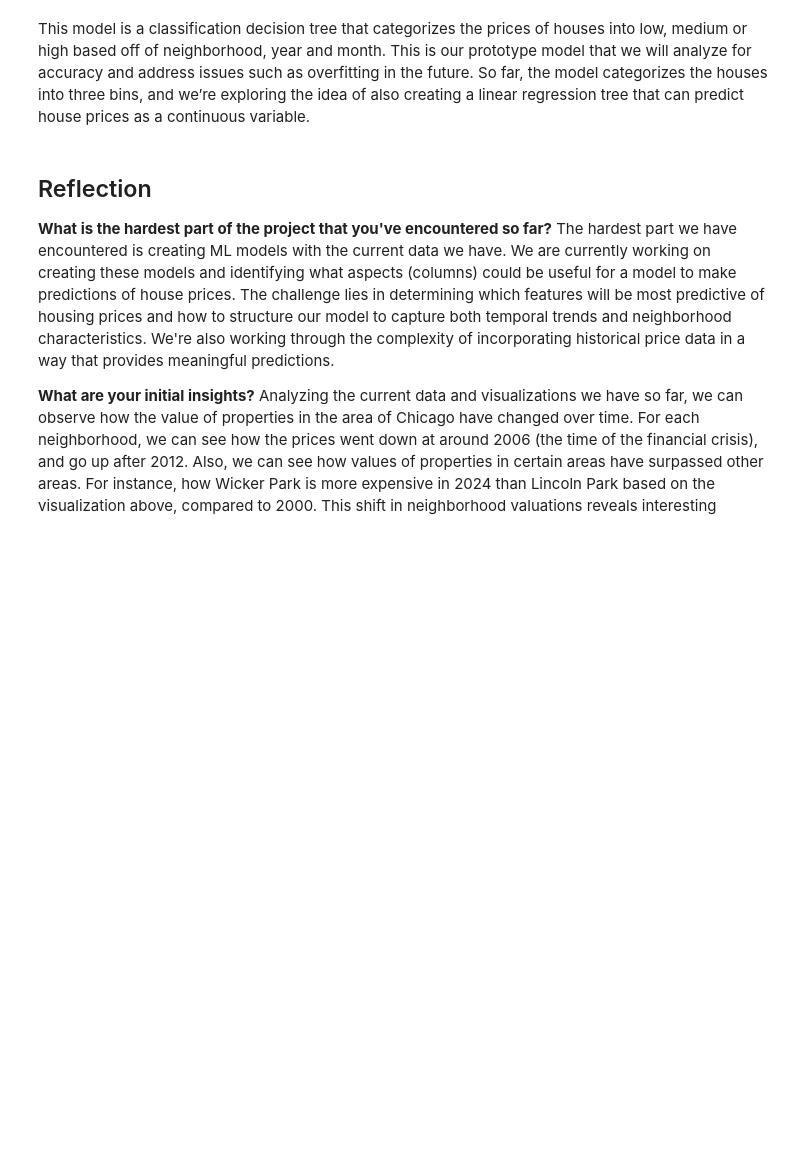
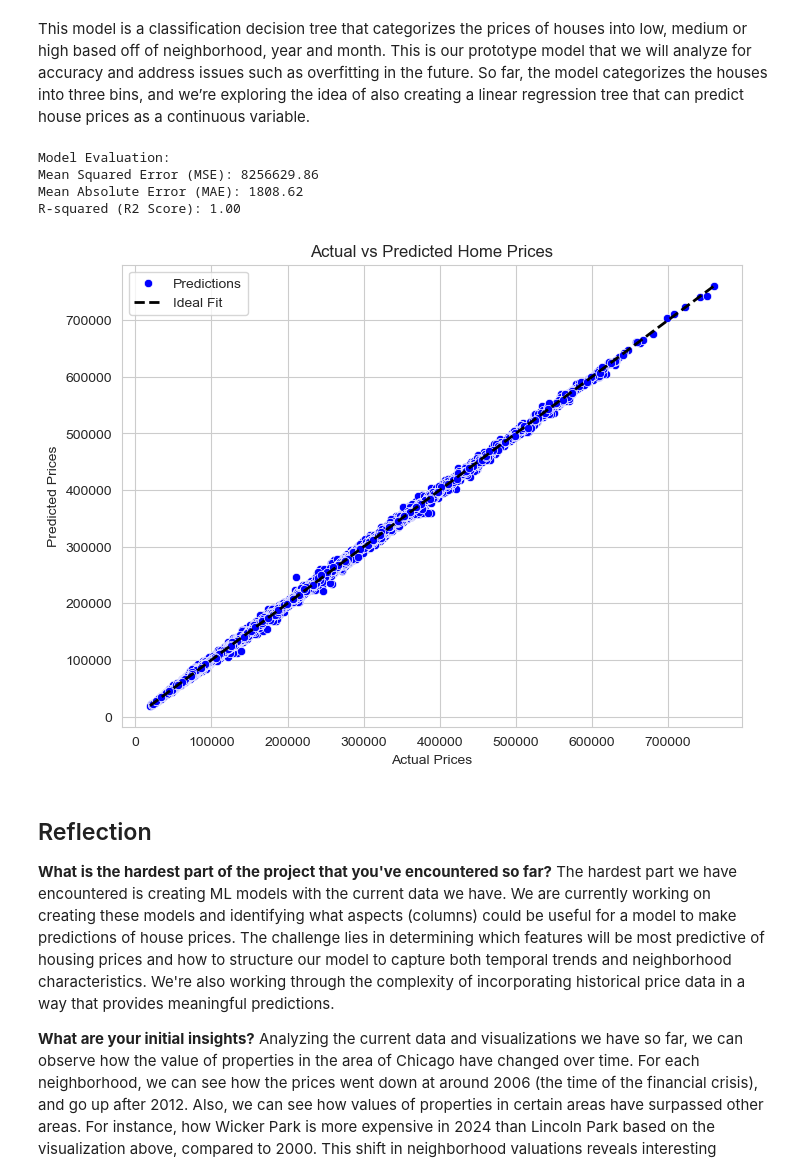
Before and after one commit to cs418-fa24/project-check-in-team-14, a Jupyter notebook: ChiHomePriceAnalyzer.ipynb, the cells around one changed output. Saved outputs shown, nothing was run; the diff lists cells and outputs as text; code cells hidden in the pictures; blank space fills up the shorter version.

Commit message:
added linear regression model

```diff
--- a/ChiHomePriceAnalyzer.ipynb
+++ b/ChiHomePriceAnalyzer.ipynb
@@ -299,6 +312,68 @@ plt.show()
 [figure]
 # %% [markdown]
 This model is a classification decision tree that categorizes the prices of houses into low, medium or high based off of neighborhood, year and month. This is our prototype model that we will analyze for accuracy and address issues such as overfitting in the future. So far, the model categorizes the houses into three bins, and we’re exploring the idea of also creating a linear regression tree that can predict house prices as a continuous variable.
+# %%
+import pandas as pd
+from sklearn.model_selection import train_test_split
+from sklearn.preprocessing import OneHotEncoder
+from sklearn.compose import ColumnTransformer
+from sklearn.ensemble import RandomForestRegressor
+from sklearn.metrics import mean_squared_error, mean_absolute_error, r2_score
+import matplotlib.pyplot as plt
+import seaborn as sns
+
+df = pd.read_csv('cleaned_chicago_housing_data.csv')
+df = df.dropna()
+
+df['Date'] = pd.to_datetime(df['Date'])
+df['Year'] = df['Date'].dt.year
+df['Month'] = df['Date'].dt.month
+
+features = ['Year', 'Month', 'RegionName']
+target = 'Price'
+
+X = df[features]
+y = df[target]
+
+column_transformer = ColumnTransformer(
+    transformers=[
+        ('encoder', OneHotEncoder(), ['RegionName'])
+    ],
+    remainder='passthrough'
+)
+
+X = column_transformer.fit_transform(X)
+
+X_train, X_test, y_train, y_test = train_test_split(X, y, test_size=0.2, random_state=42)
+
+model = RandomForestRegressor(n_estimators=100, random_state=42)
+model.fit(X_train, y_train)
+
+y_pred = model.predict(X_test)
+
+mse = mean_squared_error(y_test, y_pred)
+mae = mean_absolute_error(y_test, y_pred)
+r2 = r2_score(y_test, y_pred)
+
+print("\nModel Evaluation:")
+print(f"Mean Squared Error (MSE): {mse:.2f}")
+print(f"Mean Absolute Error (MAE): {mae:.2f}")
+print(f"R-squared (R2 Score): {r2:.2f}")
+
+plt.figure(figsize=(8, 6))
+sns.scatterplot(x=y_test, y=y_pred, color='blue', label='Predictions')
+plt.plot([y_test.min(), y_test.max()], [y_test.min(), y_test.max()], 'k--', lw=2, label='Ideal Fit')
+plt.xlabel('Actual Prices')
+plt.ylabel('Predicted Prices')
+plt.title('Actual vs Predicted Home Prices')
+plt.legend()
+plt.show()
+# %% [output]
+Model Evaluation:
+Mean Squared Error (MSE): 8256629.86
+Mean Absolute Error (MAE): 1808.62
+R-squared (R2 Score): 1.00
+[figure, added]
 # %% [markdown]
 ## Reflection
 
```
Also changed, not shown: parts of 2 cells of this notebook.
